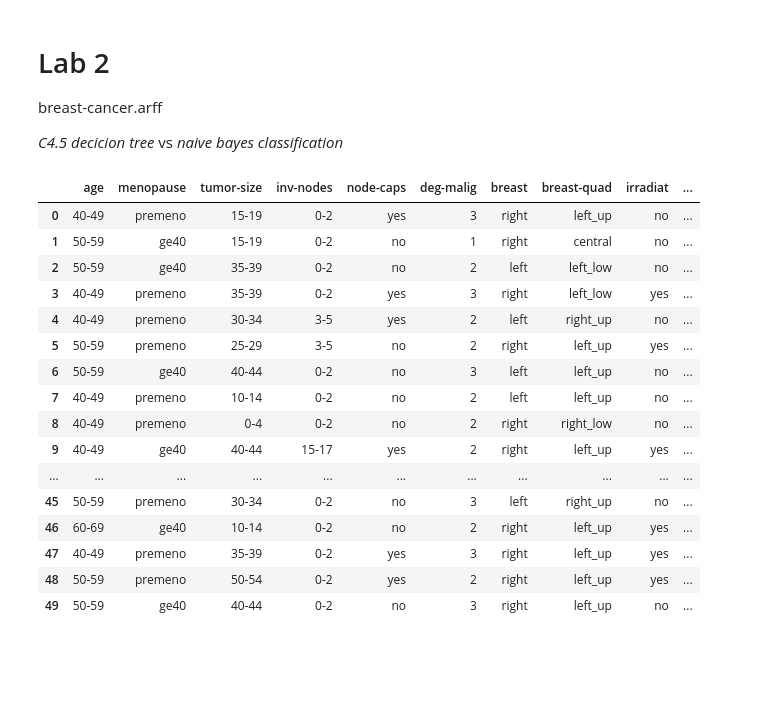
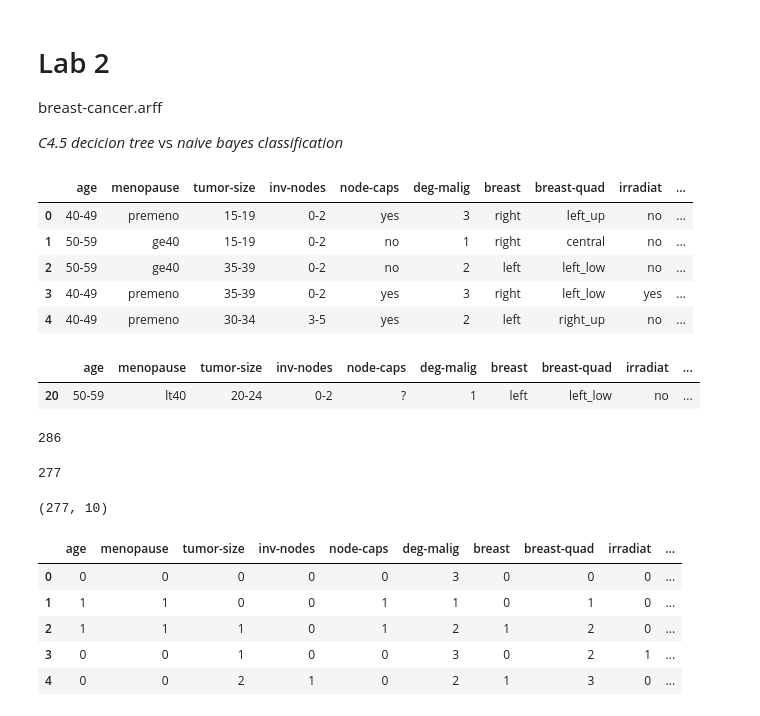
Before and after one commit to marceltransier/datamining-vt21-lab2, a Jupyter notebook: lab2.ipynb, the cells around one changed output. Saved outputs shown, nothing was run; the diff lists cells and outputs as text; code cells hidden in the pictures; blank space fills up the shorter version.

```diff
--- a/lab2.ipynb
+++ b/lab2.ipynb
@@ -11,22 +12,20 @@ import numpy as np
 # %%
 data = arff.loadarff('breast-cancer.arff')
 df = pd.DataFrame(data[0]).select_dtypes([np.object]).stack().str.decode('utf-8').unstack()
-df.head(50) # line 20,31 have missing data.
+df.head()
 # %% [output]
 |  | age | menopause | tumor-size | inv-nodes | node-caps | deg-malig | breast | breast-quad | irradiat | ... |
 | 0 | 40-49 | premeno | 15-19 | 0-2 | yes | 3 | right | left_up | no | ... |
 | 1 | 50-59 | ge40 | 15-19 | 0-2 | no | 1 | right | central | no | ... |
 | 2 | 50-59 | ge40 | 35-39 | 0-2 | no | 2 | left | left_low | no | ... |
 | 3 | 40-49 | premeno | 35-39 | 0-2 | yes | 3 | right | left_low | yes | ... |
 | 4 | 40-49 | premeno | 30-34 | 3-5 | yes | 2 | left | right_up | no | ... |
-| 5 | 50-59 | premeno | 25-29 | 3-5 | no | 2 | right | left_up | yes | ... |
-| 6 | 50-59 | ge40 | 40-44 | 0-2 | no | 3 | left | left_up | no | ... |
-| 7 | 40-49 | premeno | 10-14 | 0-2 | no | 2 | left | left_up | no | ... |
-| 8 | 40-49 | premeno | 0-4 | 0-2 | no | 2 | right | right_low | no | ... |
-| 9 | 40-49 | ge40 | 40-44 | 15-17 | yes | 2 | right | left_up | yes | ... |
-| ... | ... | ... | ... | ... | ... | ... | ... | ... | ... | ... |
-| 45 | 50-59 | premeno | 30-34 | 0-2 | no | 3 | left | right_up | no | ... |
-| 46 | 60-69 | ge40 | 10-14 | 0-2 | no | 2 | right | left_up | yes | ... |
-| 47 | 40-49 | premeno | 35-39 | 0-2 | yes | 3 | right | left_up | yes | ... |
-| 48 | 50-59 | premeno | 50-54 | 0-2 | yes | 2 | right | left_up | yes | ... |
-| 49 | 50-59 | ge40 | 40-44 | 0-2 | no | 3 | right | left_up | no | ... |
+# %%
+df.iloc[20:21,] # row with missing data
+# %% [output]
+|  | age | menopause | tumor-size | inv-nodes | node-caps | deg-malig | breast | breast-quad | irradiat | ... |
+| 20 | 50-59 | lt40 | 20-24 | 0-2 | ? | 1 | left | left_low | no | ... |
+# %%
+df.index.size
+# %% [output]
+286
@@ -32,0 +34,8 @@ df.head(50) # line 20,31 have missing data.
+# %%
+df.index.size
+# %% [output]
+277
+# %%
+df.shape
+# %% [output]
+(277, 10)
@@ -32,0 +62,9 @@ df.head(50) # line 20,31 have missing data.
+# %%
+df.head()
+# %% [output]
+|  | age | menopause | tumor-size | inv-nodes | node-caps | deg-malig | breast | breast-quad | irradiat | ... |
+| 0 | 0 | 0 | 0 | 0 | 0 | 3 | 0 | 0 | 0 | ... |
+| 1 | 1 | 1 | 0 | 0 | 1 | 1 | 0 | 1 | 0 | ... |
+| 2 | 1 | 1 | 1 | 0 | 1 | 2 | 1 | 2 | 0 | ... |
+| 3 | 0 | 0 | 1 | 0 | 0 | 3 | 0 | 2 | 1 | ... |
+| 4 | 0 | 0 | 2 | 1 | 0 | 2 | 1 | 3 | 0 | ... |
```
Also changed, not shown: parts of 6 cells of this notebook.
